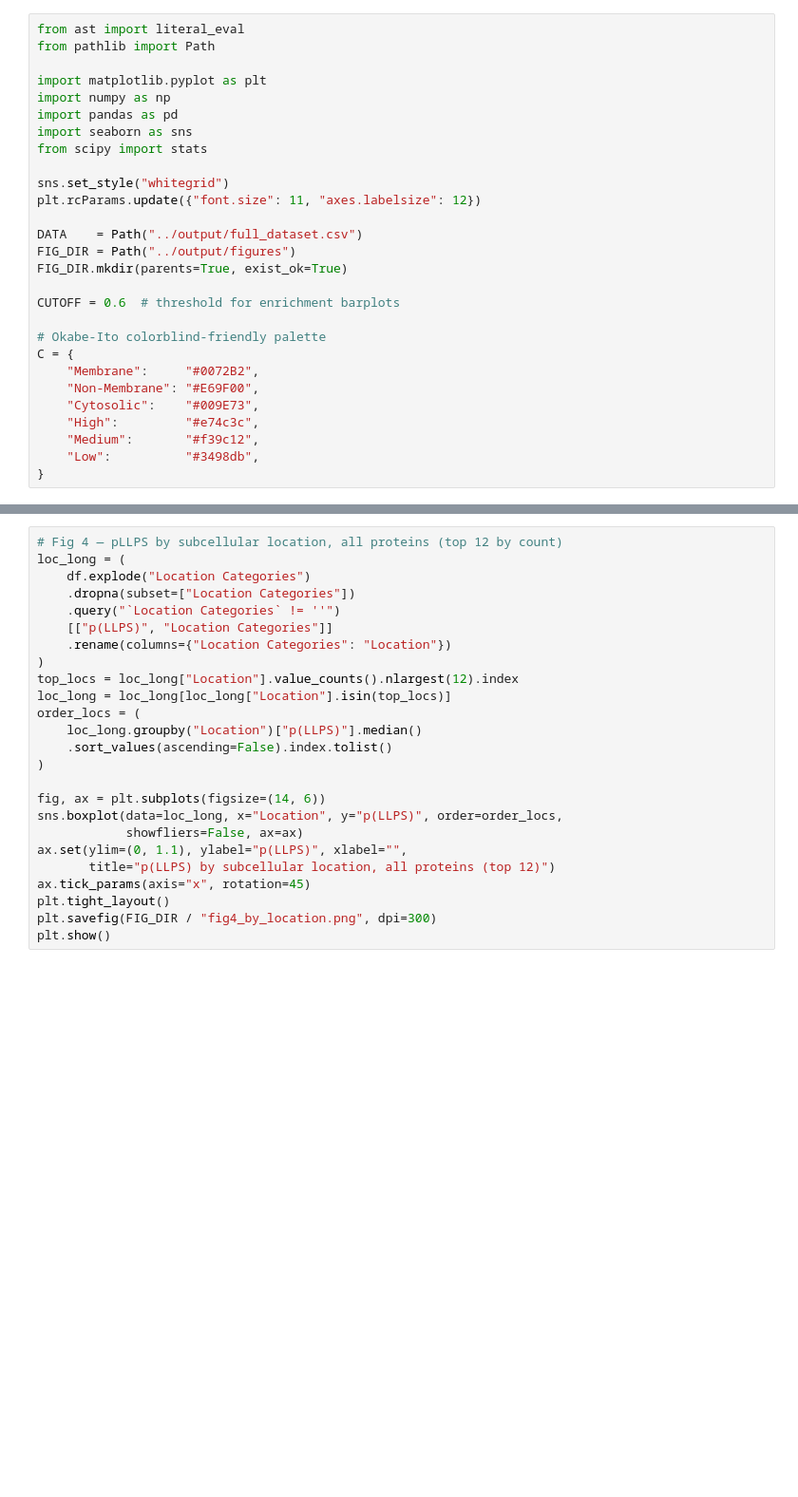
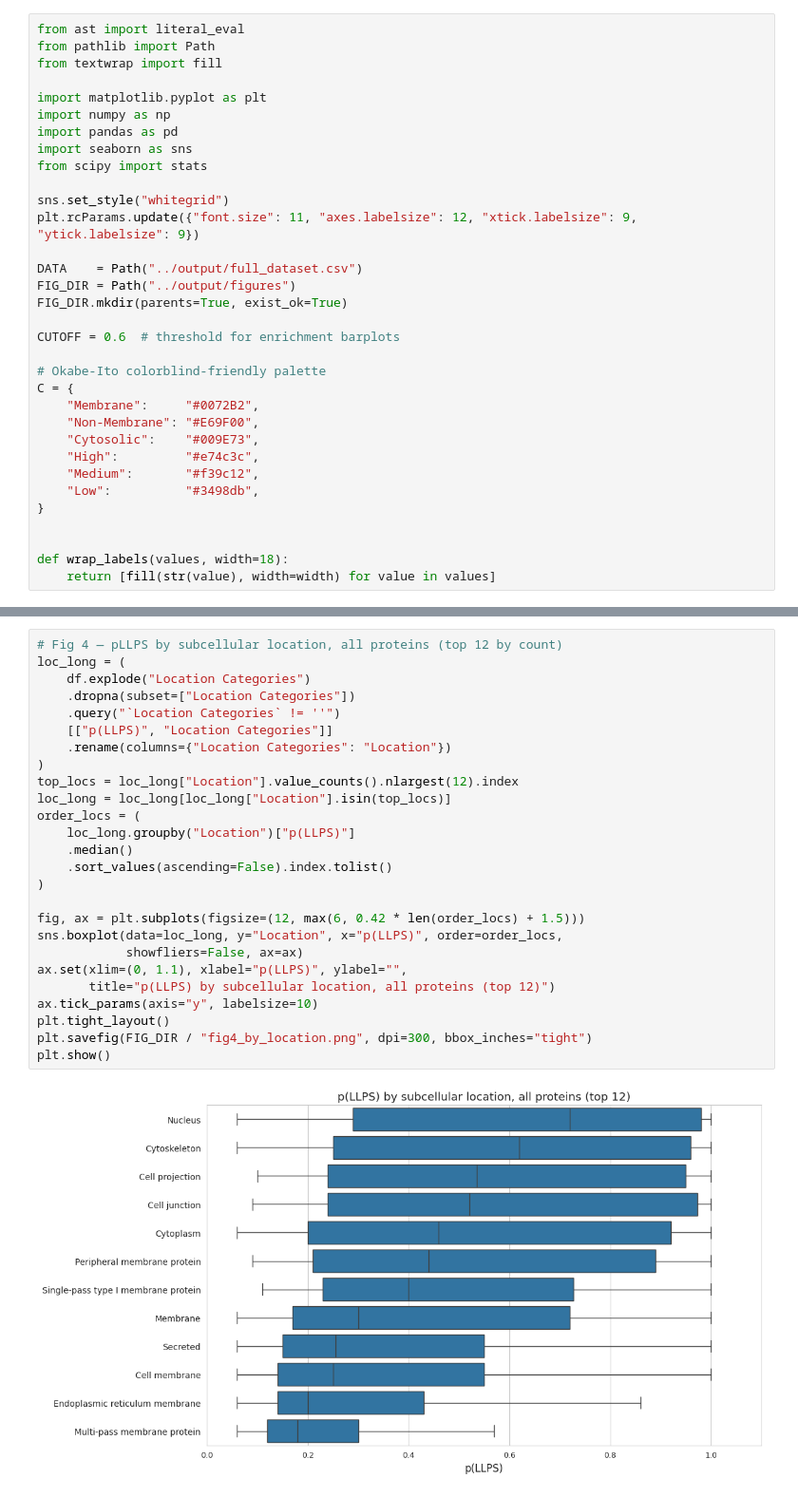
Before and after one commit to j-a-hill/mem_prot_llps, a Jupyter notebook: notebooks/02_plot.ipynb, the cells around one changed output, grey strips where cells are left out. Shown at 95% size. Saved outputs shown, nothing was run; the diff lists cells and outputs as text; blank space fills up the shorter version.

```diff
--- a/notebooks/02_plot.ipynb
+++ b/notebooks/02_plot.ipynb
@@ -19,6 +20,7 @@ Loads `../output/full_dataset.csv` and generates publication figures.
 # %%
 from ast import literal_eval
 from pathlib import Path
+from textwrap import fill
 
 import matplotlib.pyplot as plt
 import numpy as np
@@ -27,7 +29,7 @@ import seaborn as sns
 from scipy import stats
 
 sns.set_style("whitegrid")
-plt.rcParams.update({"font.size": 11, "axes.labelsize": 12})
+plt.rcParams.update({"font.size": 11, "axes.labelsize": 12, "xtick.labelsize": 9, "ytick.labelsize": 9})
 
 DATA    = Path("../output/full_dataset.csv")
 FIG_DIR = Path("../output/figures")
@@ -44,6 +46,10 @@ C = {
     "Medium":       "#f39c12",
     "Low":          "#3498db",
 }
+
+
+def wrap_labels(values, width=18):
+    return [fill(str(value), width=width) for value in values]
 # %%
 df = pd.read_csv(DATA)
 
@@ -120,28 +189,31 @@ plt.show()
 # %%
 # Fig 4 — pLLPS by subcellular location, all proteins (top 12 by count)
 loc_long = (
     df.explode("Location Categories")
     .dropna(subset=["Location Categories"])
     .query("`Location Categories` != ''")
     [["p(LLPS)", "Location Categories"]]
     .rename(columns={"Location Categories": "Location"})
 )
 top_locs = loc_long["Location"].value_counts().nlargest(12).index
 loc_long = loc_long[loc_long["Location"].isin(top_locs)]
 order_locs = (
-    loc_long.groupby("Location")["p(LLPS)"].median()
+    loc_long.groupby("Location")["p(LLPS)"]
+    .median()
     .sort_values(ascending=False).index.tolist()
 )
 
-fig, ax = plt.subplots(figsize=(14, 6))
-sns.boxplot(data=loc_long, x="Location", y="p(LLPS)", order=order_locs,
+fig, ax = plt.subplots(figsize=(12, max(6, 0.42 * len(order_locs) + 1.5)))
+sns.boxplot(data=loc_long, y="Location", x="p(LLPS)", order=order_locs,
             showfliers=False, ax=ax)
-ax.set(ylim=(0, 1.1), ylabel="p(LLPS)", xlabel="",
+ax.set(xlim=(0, 1.1), xlabel="p(LLPS)", ylabel="",
        title="p(LLPS) by subcellular location, all proteins (top 12)")
-ax.tick_params(axis="x", rotation=45)
+ax.tick_params(axis="y", labelsize=10)
 plt.tight_layout()
-plt.savefig(FIG_DIR / "fig4_by_location.png", dpi=300)
+plt.savefig(FIG_DIR / "fig4_by_location.png", dpi=300, bbox_inches="tight")
 plt.show()
+# %% [output]
+[figure, added]
 # %%
 # Fig 5 — KDE: all proteins / membrane vs non-membrane / by TMD count
 fig, axes = plt.subplots(1, 3, figsize=(18, 5))
```
Also changed, not shown: parts of 11 cells of this notebook, 24 other files.
